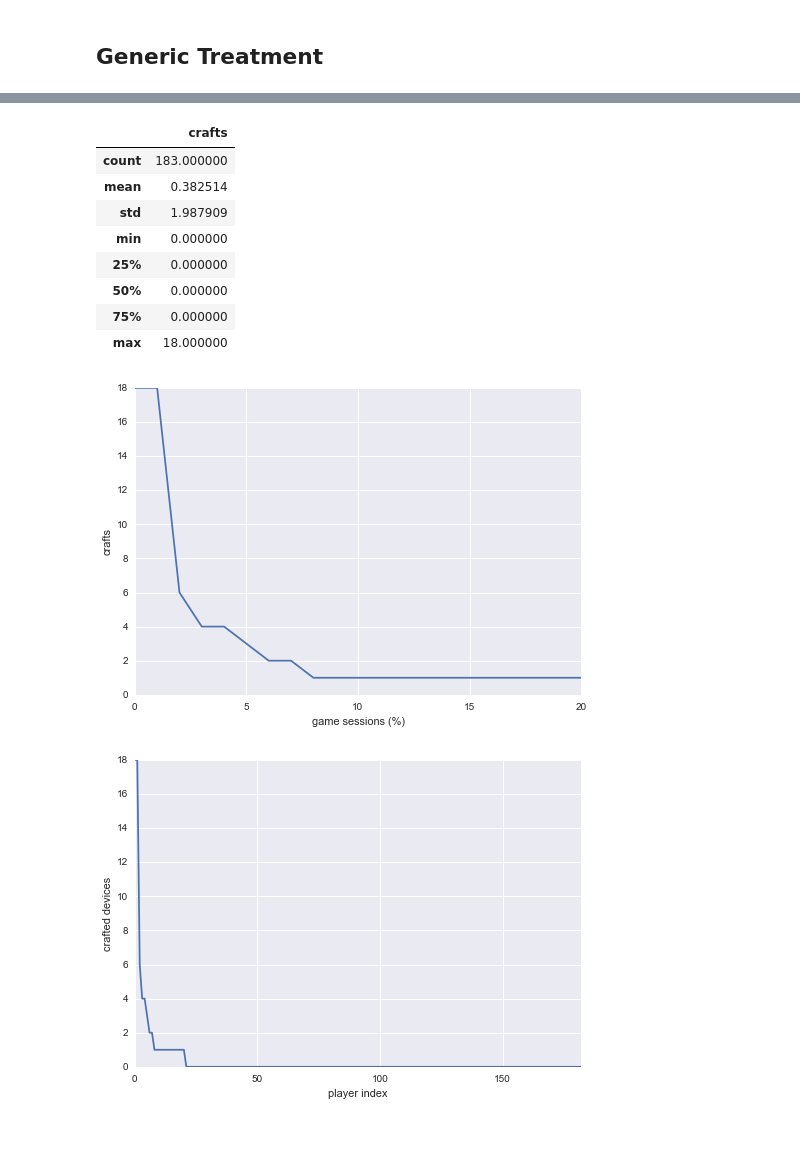
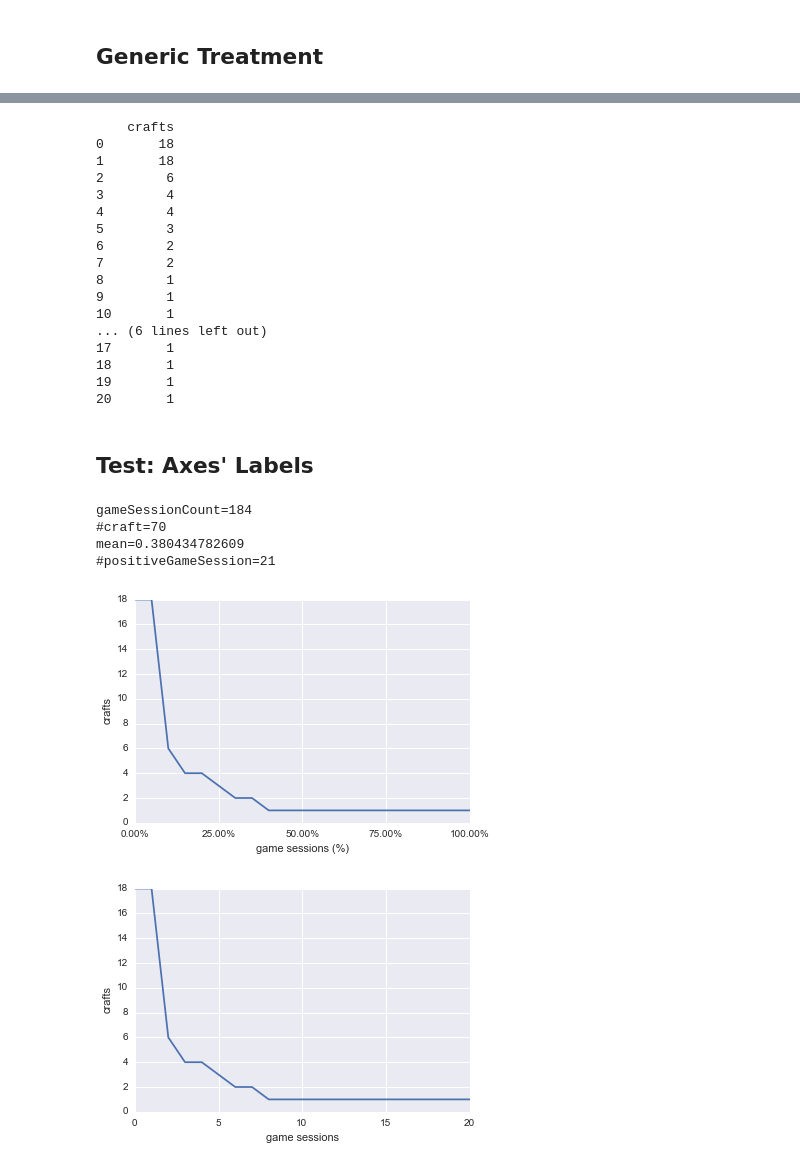
Before and after one commit to taniki/herocoli-analytics, a Jupyter notebook: automated-analysis.ipynb, the cells around one changed output, grey strips where cells are left out. Saved outputs shown, nothing was run; the diff lists cells and outputs as text; code cells hidden in the pictures; blank space fills up the shorter version.

Commit message:
successful tests on axes' labels

```diff
--- a/automated-analysis.ipynb
+++ b/automated-analysis.ipynb
@@ -37,49 +147,74 @@ playerscount
+# %%
+print positiveGameSessionCountTable
+# %% [output]
+    crafts
+0       18
+1       18
+2        6
+3        4
+4        4
+5        3
+6        2
+7        2
+8        1
+9        1
+10       1
+... (6 lines left out)
+17       1
+18       1
+19       1
+20       1
+# %% [markdown]
+## Test: Axes' Labels
 # %%
 gameSessionCount = df["playerId"].nunique()
-gameSessionCount
+print 'gameSessionCount={0}'.format(gameSessionCount)
 
 
 studiedEvent = "craft"
+
+percentageBarGraphMode = True
+barGraphMode = True
+percentageDefaultGraphMode = True
+defaultGraphMode = True
+
+
+
 columnName = studiedEvent+"s"
 graphLabel = columnName
 
 studiedEventCount = df[df["type"]==studiedEvent]["id"].count()
-studiedEventCount
+print '#{0}={1}'.format(studiedEvent,studiedEventCount)
 mean = studiedEventCount / float(gameSessionCount)
-mean
+print 'mean={0}'.format(mean)
 
 positiveGameSessions = df[df["type"]==studiedEvent]["playerId"].value_counts()
 
 positiveGameSessionCount = positiveGameSessions.count()
 positiveGameSessionCountTable = pd.DataFrame({columnName: positiveGameSessions.values})
 
-positiveGameSessionCountTable.plot()
+ax = positiveGameSessionCountTable.plot()
 plt.xlabel("game sessions (%)")
 plt.ylabel(graphLabel)
 plt.legend('')
 
-positiveGameSessionCountTable.describe()
+xvals = ax.get_xticks()
+yvals = ax.get_yticks()
+#percentage on y axis
+#ax.set_yticklabels(['{:3.2f}%'.format(x*100/studiedEventCount) for x in vals])
+#percentage on x axis
+ax.set_xticklabels(['{:3.2f}%'.format((x*100)/(positiveGameSessionCount-1)) for x in xvals])
 
-negativeGameSessionCountSeries = pd.Series(0, index=(list(range(positiveGameSessionCount,gameSessionCount-1))))
-negativeGameSessionCountTable = pd.DataFrame({columnName: negativeGameSessionCountSeries})
-print
-
-fullEventGameSessionCountTable = pd.concat([positiveGameSessionCountTable, negativeGameSessionCountTable])
-fullEventGameSessionCountTable.plot()
-plt.xlabel("player index")
-plt.ylabel("crafted devices")
+ax = positiveGameSessionCountTable.plot()
+plt.xlabel("game sessions")
+plt.ylabel(graphLabel)
 plt.legend('')
 
-fullEventGameSessionCountTable.describe()
+print '#positiveGameSession={0}'.format(positiveGameSessionCount)
 # %% [output]
-|  | crafts |
-| count | 183.000000 |
-| mean | 0.382514 |
-| std | 1.987909 |
-| min | 0.000000 |
-| 25% | 0.000000 |
-| 50% | 0.000000 |
-| 75% | 0.000000 |
-| max | 18.000000 |
+gameSessionCount=184
+#craft=70
+mean=0.380434782609
+#positiveGameSession=21
-[figure, old version]
+[figure, new version]
-[figure, old version]
+[figure, new version]
```
Also changed, not shown: parts of 1 cell of this notebook.
